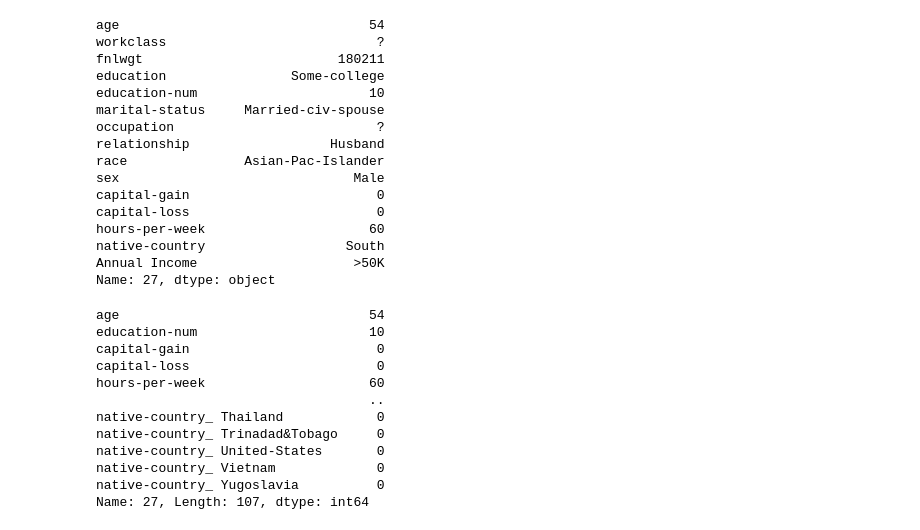
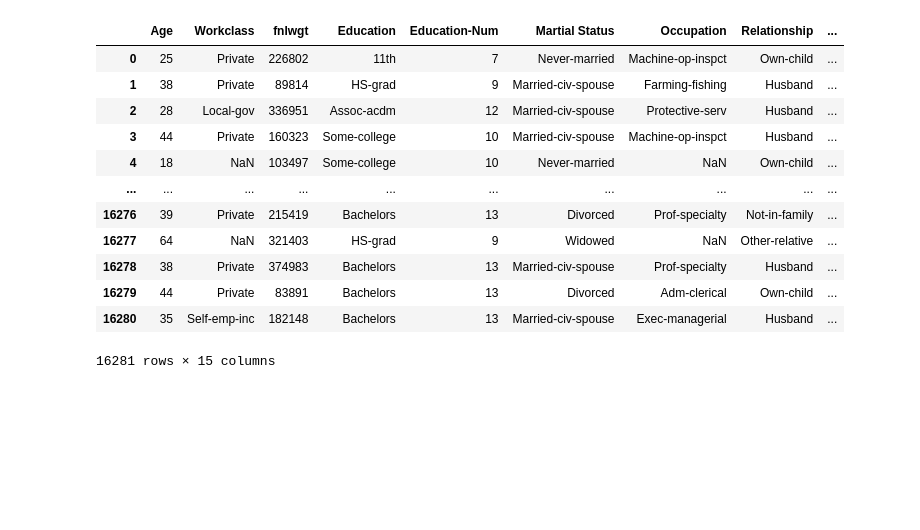
Before and after one commit to Chdunham/SUREResearch2021, a Jupyter notebook: Summer2021.ipynb, the cells around one changed output. Saved outputs shown, nothing was run; the diff lists cells and outputs as text; code cells hidden in the pictures; blank space fills up the shorter version.

```diff
--- a/Summer2021.ipynb
+++ b/Summer2021.ipynb
@@ -3,45 +3,56 @@
 # %%
 # Get Adult data from UCI repository: https://archive.ics.uci.edu/ml/datasets/adult
 # >50K, <=50K.
 # age: continuous.
 #workclass: Private, Self-emp-not-inc, Self-emp-inc, Federal-gov, Local-gov, State-gov, Without-pay, Never-worked.
 # fnlwgt: continuous.
 # education: Bachelors, Some-college, 11th, HS-grad, Prof-school, Assoc-acdm, Assoc-voc, 9th, 7th-8th, 12th, Masters, 1st-4th, 10th, Doctorate, 5th-6th, Preschool.
 # education-num: continuous.
 # marital-status: Married-civ-spouse, Divorced, Never-married, Separated, Widowed, Married-spouse-absent, Married-AF-spouse.
 # occupation: Tech-support, Craft-repair, Other-service, Sales, Exec-managerial, Prof-specialty, Handlers-cleaners, Machine-op-inspct, Adm-clerical, Farming-fishing, Transport-moving, Priv-house-serv, Protective-serv, Armed-Forces.
 # relationship: Wife, Own-child, Husband, Not-in-family, Other-relative, Unmarried.
 # race: White, Asian-Pac-Islander, Amer-Indian-Eskimo, Other, Black.
 # sex: Female, Male.
 # capital-gain: continuous.
 # capital-loss: continuous.
 # hours-per-week: continuous.
 # native-country: United-States, Cambodia, England, Puerto-Rico, Canada, Germany, Outlying-US(Guam-USVI-etc), India, Japan, Greece, South, China, Cuba, Iran, Honduras, Philippines, Italy, Poland, Jamaica, Vietnam, Mexico, Portugal, Ireland, France, Dominican-Republic, Laos, Ecuador, Taiwan, Haiti, Columbia, Hungary, Guatemala, Nicaragua, Scotland, Thailand, Yugoslavia, El-Salvador, Trinadad&Tobago, Peru, Hong, Holand-Netherlands.
 
 
 import pandas as pd
 import tensorflow as tf
 from keras.models import Sequential
 from keras.layers import Dense
 tf.__version__
 
-df = pd.read_csv('https://drive.google.com/uc?export=download&id=1M9XWcjHyzehAXYsafeC26X_yQ2iT5fOJ')
-df
-display(df.iloc[27])
+# Source: https://fairmlbook.org/code/adult.html
+
+features = ["Age", "Workclass", "fnlwgt", "Education", "Education-Num", "Martial Status",
+        "Occupation", "Relationship", "Race", "Sex", "Capital Gain", "Capital Loss",
+        "Hours per week", "Country", "Target"]
+
+# Change these to local file if available
+train_url = 'https://archive.ics.uci.edu/ml/machine-learning-databases/adult/adult.data'
+test_url = 'https://archive.ics.uci.edu/ml/machine-learning-databases/adult/adult.test'
+
+# This will download 3.8M
+original_train = pd.read_csv(train_url, names=features, sep=r'\s*,\s*',
+                             engine='python', na_values="?")
+# This will download 1.9M
+original_test = pd.read_csv(test_url, names=features, sep=r'\s*,\s*',
+                            engine='python', na_values="?", skiprows=1)
+original_test
 # %% [output]
+|  | Age | Workclass | fnlwgt | Education | Education-Num | Martial Status | Occupation | Relationship | ... |
+| 0 | 25 | Private | 226802 | 11th | 7 | Never-married | Machine-op-inspct | Own-child | ... |
+| 1 | 38 | Private | 89814 | HS-grad | 9 | Married-civ-spouse | Farming-fishing | Husband | ... |
+| 2 | 28 | Local-gov | 336951 | Assoc-acdm | 12 | Married-civ-spouse | Protective-serv | Husband | ... |
+| 3 | 44 | Private | 160323 | Some-college | 10 | Married-civ-spouse | Machine-op-inspct | Husband | ... |
+| 4 | 18 | NaN | 103497 | Some-college | 10 | Never-married | NaN | Own-child | ... |
+| ... | ... | ... | ... | ... | ... | ... | ... | ... | ... |
+| 16276 | 39 | Private | 215419 | Bachelors | 13 | Divorced | Prof-specialty | Not-in-family | ... |
+| 16277 | 64 | NaN | 321403 | HS-grad | 9 | Widowed | NaN | Other-relative | ... |
+| 16278 | 38 | Private | 374983 | Bachelors | 13 | Married-civ-spouse | Prof-specialty | Husband | ... |
+| 16279 | 44 | Private | 83891 | Bachelors | 13 | Divorced | Adm-clerical | Own-child | ... |
+| 16280 | 35 | Self-emp-inc | 182148 | Bachelors | 13 | Married-civ-spouse | Exec-managerial | Husband | ... |
-age                                54
-workclass                           ?
-fnlwgt                         180211
-education                Some-college
-education-num                      10
-marital-status     Married-civ-spouse
-occupation                          ?
-relationship                  Husband
-race               Asian-Pac-Islander
-sex                              Male
-capital-gain                        0
-capital-loss                        0
-hours-per-week                     60
-native-country                  South
-Annual Income                    >50K
-Name: 27, dtype: object
+16281 rows × 15 columns
@@ -56,20 +58,0 @@ y = y.drop([' >50K'], axis = 1)
-# %%
-# Drop rows with missing values.
-X = X.dropna()
-# Make categorical columns numeric (one-hot encoding).
-# Normalize.
-X
-display(X.iloc[27])
-# %% [output]
-age                                54
-education-num                      10
-capital-gain                        0
-capital-loss                        0
-hours-per-week                     60
-                                   ..
-native-country_ Thailand            0
-native-country_ Trinadad&Tobago     0
-native-country_ United-States       0
-native-country_ Vietnam             0
-native-country_ Yugoslavia          0
-Name: 27, Length: 107, dtype: int64
```
Also changed, not shown: parts of 7 cells of this notebook.
